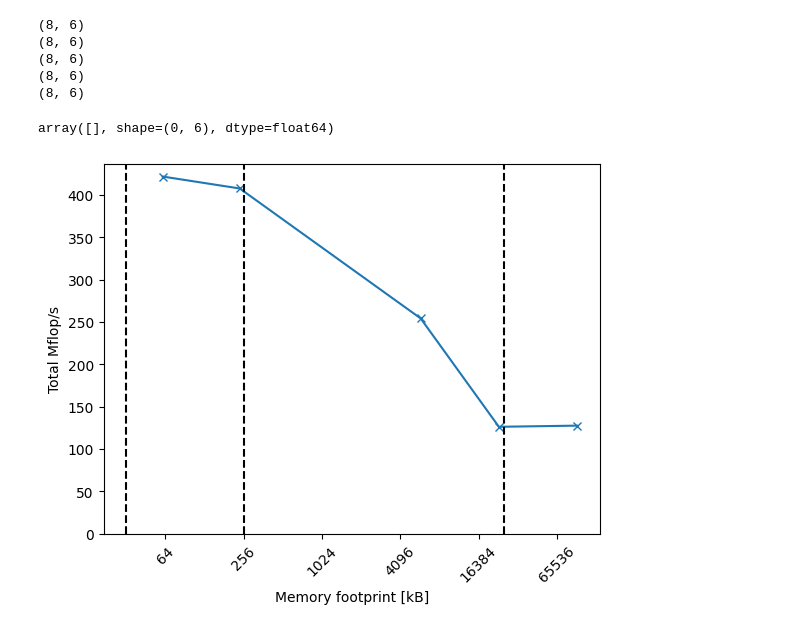
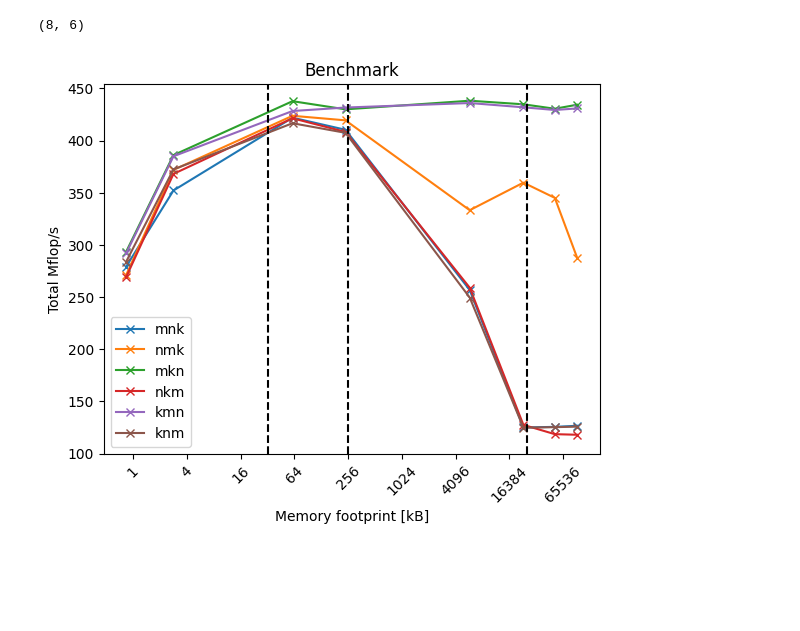
Before and after one commit to ionymikler/HIghPerformanceProgramming_Projects, a Jupyter notebook: project_1/perf_plotting.ipynb, the cells around one changed output. Saved outputs shown, nothing was run; the diff lists cells and outputs as text; code cells hidden in the pictures; blank space fills up the shorter version.

Commit message:
plotting notebook done

```diff
--- a/project_1/perf_plotting.ipynb
+++ b/project_1/perf_plotting.ipynb
@@ -7,6 +8,7 @@ from dataclasses import dataclass
 # %%
 @dataclass
 class Results:
+    name: str
     M: np.ndarray
     N: np.ndarray
     K: np.ndarray
@@ -15,23 +17,14 @@ class Results:
 # %%
 # read data
 RESULTS_FILE = "results.log"
-PERMS = ["mnk", "nmk," "mkn", "nkm", "kmn", "knm"]
-RUNS_PER_PERM=8
+PERMS = ["mnk", "nmk", "mkn", "nkm", "kmn", "knm"]
+RUNS_PER_PERM = 10
+
 cache_levels = [ # in kB
     32, # L1
     256,# L2
     25_600 # L3
     ]
 
-data = np.loadtxt(RESULTS_FILE)
-split = np.split(data,list(range(RUNS_PER_PERM,data.shape[0],RUNS_PER_PERM)),0)
-results = dict()
-
-for data, perm in zip(split, PERMS):
-    print(data.shape)
+data:np.ndarray = np.loadtxt(RESULTS_FILE)
+split = np.split(data,len(PERMS),0)
-# %% [output]
-(8, 6)
-(8, 6)
-(8, 6)
-(8, 6)
-(8, 6)
@@ -62,29 +31,52 @@ for data, perm in zip(split, PERMS):
-# %%
-results["mnk"].mem_usage
-# %% [output]
-array([], shape=(0, 6), dtype=float64)
+# %%
+a = split[0]
+a.shape
+# %% [output]
+(8, 6)
+# %%
+results_dict:Dict[str,Results] = dict()
+
+for data, perm in zip(split, PERMS):
+    # print(perm, data.shape)
+
+    result = Results(
+        name=perm,
+        M = data[:,0].reshape((RUNS_PER_PERM,1)),
+        N = data[:,1].reshape((RUNS_PER_PERM,1)),
+        K = data[:,2].reshape((RUNS_PER_PERM,1)),
+        mem_usage = data[:,3].reshape((RUNS_PER_PERM,1)),
+        mflops = data[:,4].reshape((RUNS_PER_PERM,1))
+    )
+    results_dict[perm] = result
 # %%
+title = input("provide title for plot: ")
 plt.figure()
 
-plt.plot(results['mnk'][:,3], results['mnk'][:,4], '-x',label="mnk")
+for perm, res in results_dict.items():
+    plt.plot(res.mem_usage, res.mflops,"-x",label=res.name)
+
+plt.legend()
 
 # log scale for X axis
 plt.xscale('log', base=2)
 plt.gca().xaxis.set_major_formatter(plt.ScalarFormatter())
 plt.locator_params(axis='x', numticks=13)
 
 for cache_level in cache_levels:
     plt.axvline(cache_level, color='k', linestyle='--')
 
 # make the ticks on an angle
 plt.xticks(rotation=45)
 
 plt.xlabel('Memory footprint [kB]')
 plt.ylabel('Total Mflop/s')
 
 # set y-axis lower limit to 0
-plt.ylim(bottom=0)
+plt.ylim(bottom=100)
 
+plt.title(title)
+
+plt.savefig("benchmark")
 plt.show()
 # %% [output]
-[figure, old version]
+[figure, new version]
```
Also changed, not shown: parts of 3 cells of this notebook, 3 other files.
